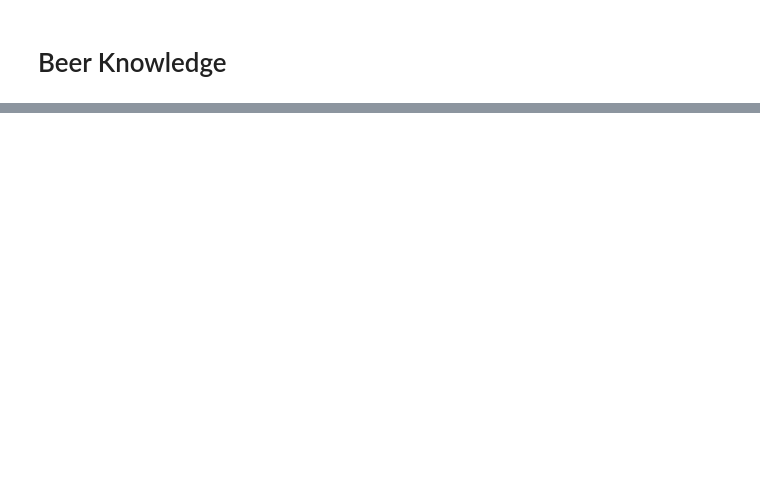
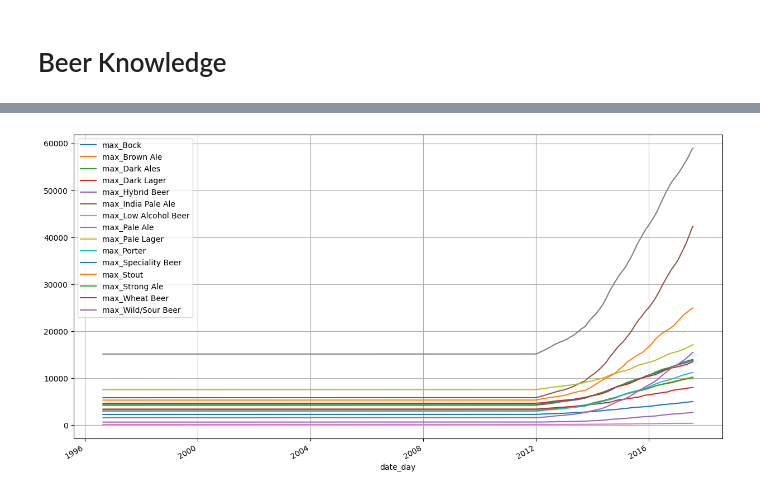
Before and after one commit to epfl-ada/ada-2024-project-pdfromscratch, a Jupyter notebook: src/workspaces/martin.ipynb, the cells around one changed output, grey strips where cells are left out. Cells and saved outputs as stored; diff of their text form; code cells hidden in the pictures; blank space fills up the shorter version.

```diff
--- a/src/workspaces/martin.ipynb
+++ b/src/workspaces/martin.ipynb
@@ -85,0 +266,5 @@ K_u = K_{G,u} \cdot gini_u + K_{L,u} \cdot (1 - gini_u)
+# %%
+df_current_beer_per_style_2012.plot(x="date_day",grid=True,figsize=(15,8))
+plt.show()
+# %% [output]
+[figure, added]
```
Also changed, not shown: parts of 31 cells of this notebook.
